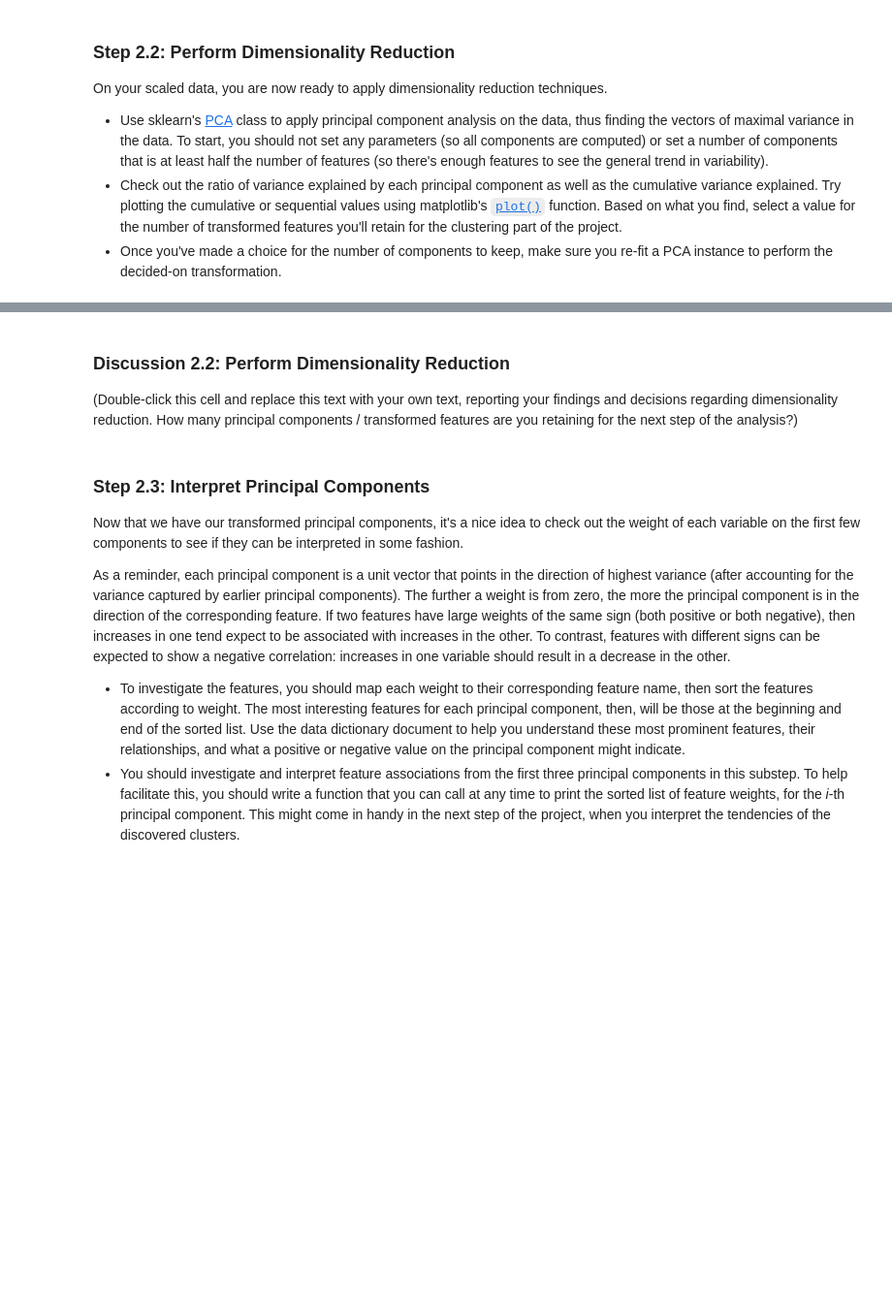
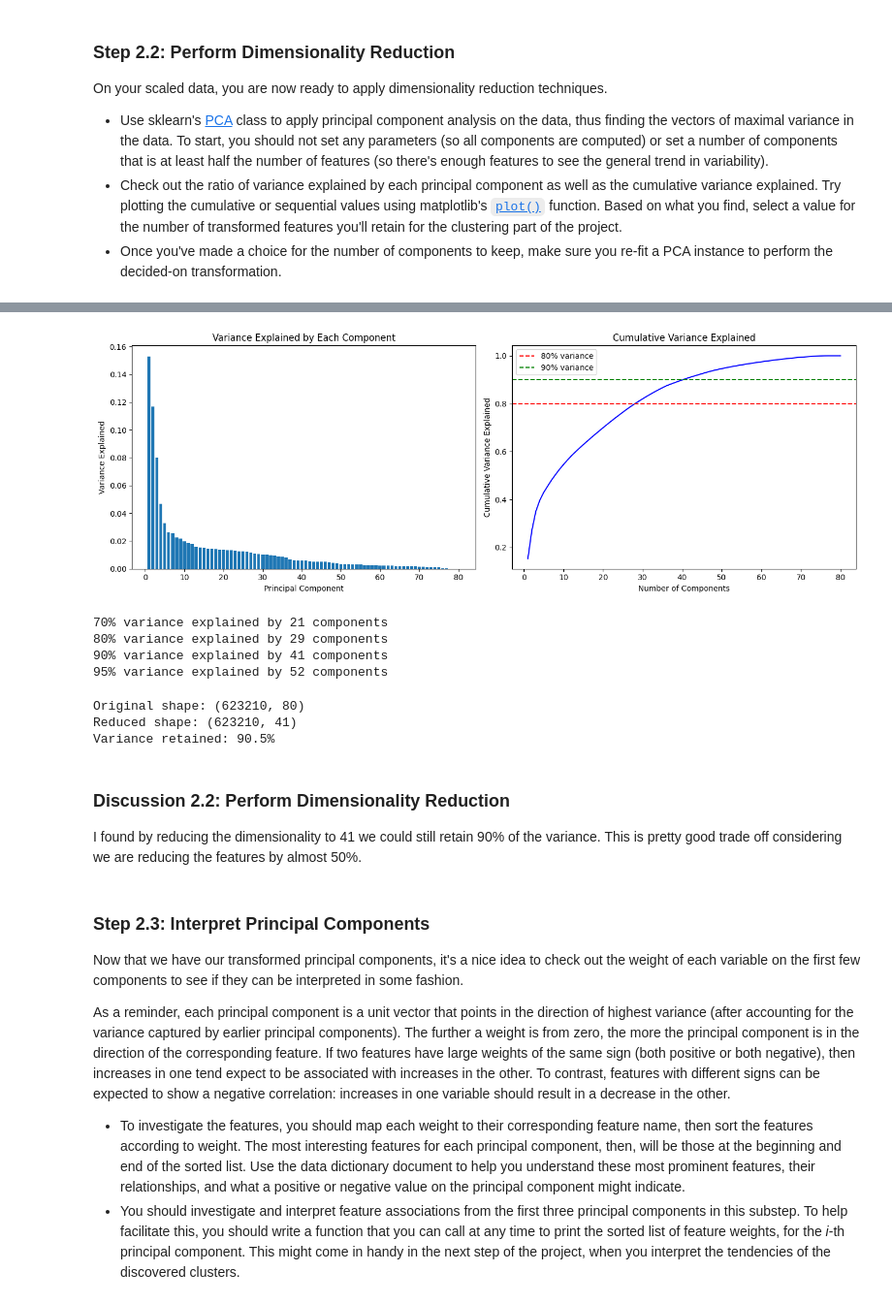
Before and after one commit to randallsutton/playground-ai, a Jupyter notebook: customer-classifier/Identify_Customer_Segments.ipynb, the cells around one changed output, grey strips where cells are left out. Shown at 97% size. Cells and saved outputs as stored; diff of their text form; code cells hidden in the pictures; blank space fills up the shorter version.

```diff
--- a/customer-classifier/Identify_Customer_Segments.ipynb
+++ b/customer-classifier/Identify_Customer_Segments.ipynb
@@ -967,0 +964,12 @@ On your scaled data, you are now ready to apply dimensionality reduction techniq
+# %%
+# Apply PCA to the data.
+from sklearn.decomposition import PCA
+
+pca = PCA()
+pca.fit(azdias_data_scaled)
+
+# Check variance explained by each component
+print(f"Number of components: {pca.n_components_}")
+print(f"\nVariance explained by first 10 components:")
+for i, var in enumerate(pca.explained_variance_ratio_[:10]):
+    print(f"  PC{i+1}: {var:.4f} ({var*100:.2f}%)")
@@ -968,9 +990,57 @@ On your scaled data, you are now ready to apply dimensionality reduction techniq
+# %%
+# Investigate the variance accounted for by each principal component.
+
+# Plot cumulative variance explained
+cumulative_variance = np.cumsum(pca.explained_variance_ratio_)
+
+fig, axes = plt.subplots(1, 2, figsize=(14, 5))
+
+# Individual variance
+axes[0].bar(range(1, len(pca.explained_variance_ratio_) + 1), pca.explained_variance_ratio_)
+axes[0].set_xlabel('Principal Component')
+axes[0].set_ylabel('Variance Explained')
+axes[0].set_title('Variance Explained by Each Component')
+
+# Cumulative variance
+axes[1].plot(range(1, len(cumulative_variance) + 1), cumulative_variance, 'b-')
+axes[1].axhline(y=0.80, color='r', linestyle='--', label='80% variance')
+axes[1].axhline(y=0.90, color='g', linestyle='--', label='90% variance')
+axes[1].set_xlabel('Number of Components')
+axes[1].set_ylabel('Cumulative Variance Explained')
+axes[1].set_title('Cumulative Variance Explained')
+axes[1].legend()
+
+plt.tight_layout()
+plt.show()
+
+# Find number of components for different thresholds
+for threshold in [0.70, 0.80, 0.90, 0.95]:
+    n_components = np.argmax(cumulative_variance >= threshold) + 1
+    print(f"{threshold*100:.0f}% variance explained by {n_components} components")
+# %% [output]
+[figure, added]
+70% variance explained by 21 components
+80% variance explained by 29 components
+90% variance explained by 41 components
+95% variance explained by 52 components
 # %%
 # Re-apply PCA to the data while selecting for number of components to retain.
+
+# 90% variance explained by 41 components
+n_components = 41
+
+pca_final = PCA(n_components=n_components)
+azdias_data_pca = pca_final.fit_transform(azdias_data_scaled)
+
+print(f"Reduced shape: {azdias_data_pca.shape}")
+# %% [output]
+Original shape: (623210, 80)
+Reduced shape: (623210, 41)
+Variance retained: 90.5%
-# %% [markdown]
-### Discussion 2.2: Perform Dimensionality Reduction
-
-(Double-click this cell and replace this text with your own text, reporting your findings and decisions regarding dimensionality reduction. How many principal components / transformed features are you retaining for the next step of the analysis?)
+# %% [markdown]
+### Discussion 2.2: Perform Dimensionality Reduction
+
+I found by reducing the dimensionality to 41 we could still retain 90% of the variance. This is pretty good trade off considering we are reducing the features by almost 50%.
 # %% [markdown]
 ### Step 2.3: Interpret Principal Components
 
```
Also changed, not shown: parts of 3 cells of this notebook.
